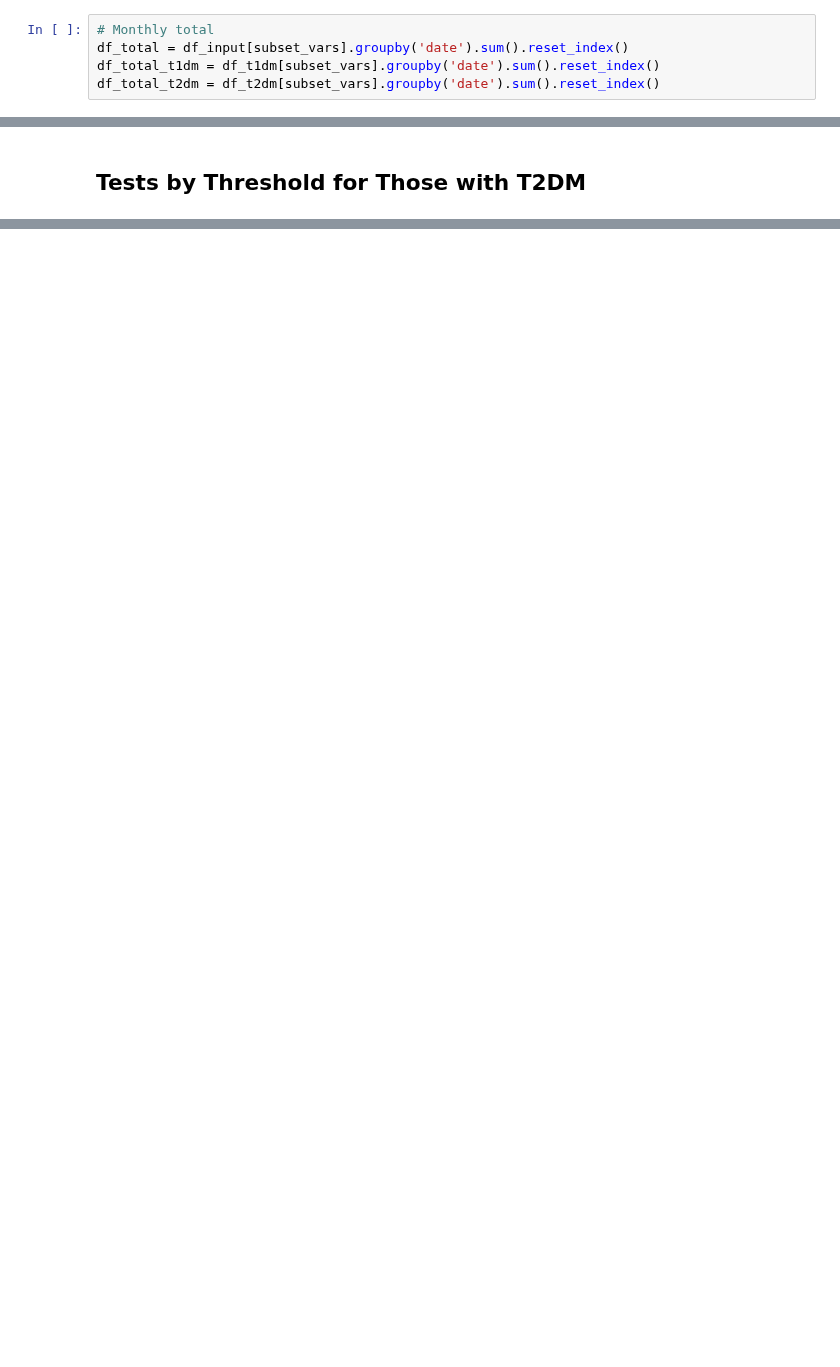
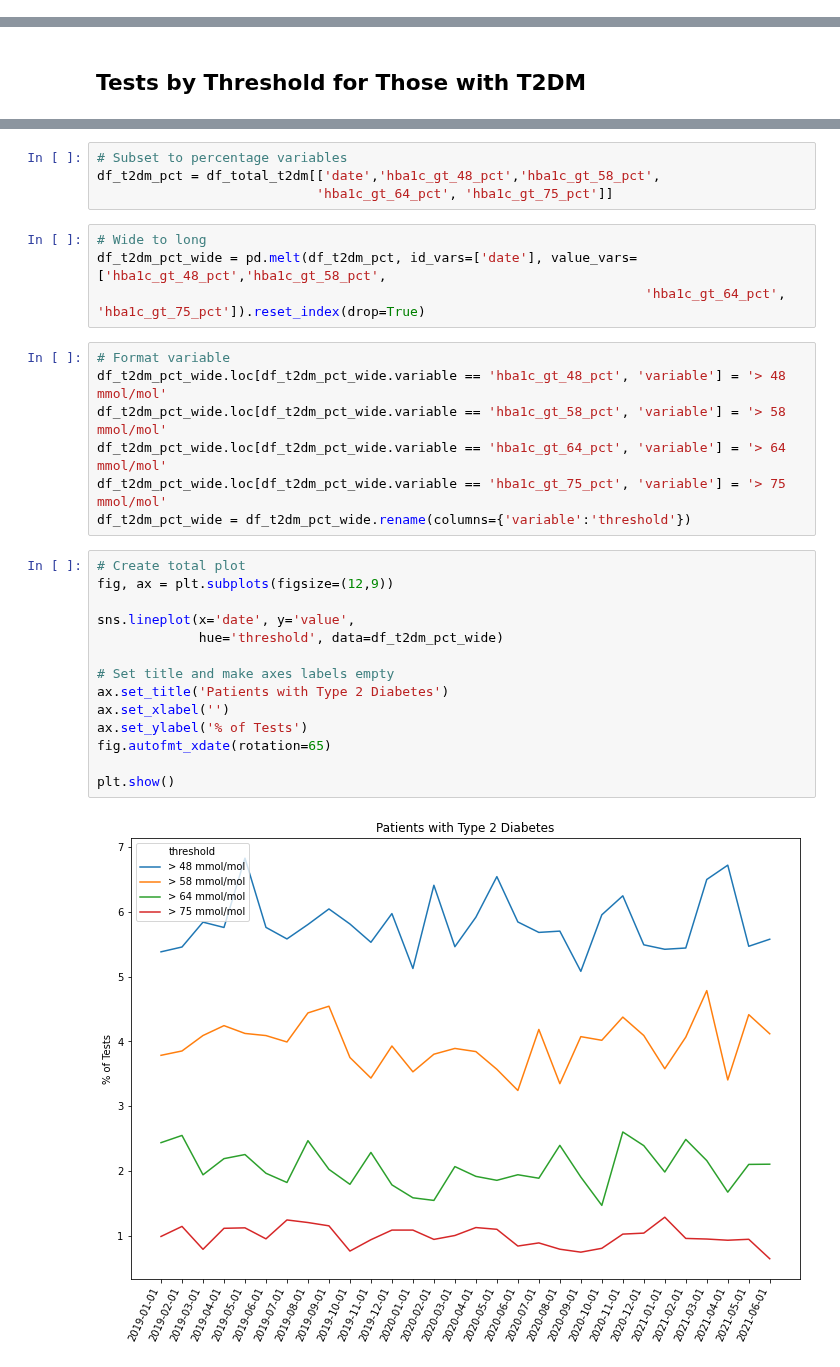
Before and after one commit to opensafely/HbA1c-levels, a Jupyter notebook: notebooks/charts.ipynb, the cells around one changed output, grey strips where cells are left out. Cells and saved outputs as stored; diff of their text form; blank space fills up the shorter version.

```diff
--- a/notebooks/charts.ipynb
+++ b/notebooks/charts.ipynb
@@ -50,5 +149,0 @@ subset_vars = ['date','hba1c_test',
-# %%
-# Monthly total
-df_total = df_input[subset_vars].groupby('date').sum().reset_index()
-df_total_t1dm = df_t1dm[subset_vars].groupby('date').sum().reset_index()
-df_total_t2dm = df_t2dm[subset_vars].groupby('date').sum().reset_index()
@@ -180,0 +214,31 @@ create_plotgrid('hba1c_gt_75',df_age_t2dm, df_sex_t2dm, df_eth_t2dm,
+# %%
+# Subset to percentage variables
+df_t2dm_pct = df_total_t2dm[['date','hba1c_gt_48_pct','hba1c_gt_58_pct',
+                            'hba1c_gt_64_pct', 'hba1c_gt_75_pct']]
+# %%
+# Wide to long
+df_t2dm_pct_wide = pd.melt(df_t2dm_pct, id_vars=['date'], value_vars=['hba1c_gt_48_pct','hba1c_gt_58_pct',
+                                                                      'hba1c_gt_64_pct', 'hba1c_gt_75_pct']).reset_index(drop=True)
+# %%
+# Format variable
+df_t2dm_pct_wide.loc[df_t2dm_pct_wide.variable == 'hba1c_gt_48_pct', 'variable'] = '> 48 mmol/mol'
+df_t2dm_pct_wide.loc[df_t2dm_pct_wide.variable == 'hba1c_gt_58_pct', 'variable'] = '> 58 mmol/mol'
+df_t2dm_pct_wide.loc[df_t2dm_pct_wide.variable == 'hba1c_gt_64_pct', 'variable'] = '> 64 mmol/mol'
+df_t2dm_pct_wide.loc[df_t2dm_pct_wide.variable == 'hba1c_gt_75_pct', 'variable'] = '> 75 mmol/mol'
+df_t2dm_pct_wide = df_t2dm_pct_wide.rename(columns={'variable':'threshold'})
+# %%
+# Create total plot
+fig, ax = plt.subplots(figsize=(12,9))
+
+sns.lineplot(x='date', y='value',
+             hue='threshold', data=df_t2dm_pct_wide)
+
+# Set title and make axes labels empty
+ax.set_title('Patients with Type 2 Diabetes')
+ax.set_xlabel('')
+ax.set_ylabel('% of Tests')
+fig.autofmt_xdate(rotation=65)
+
+plt.show()
+# %% [output]
+[figure, added]
```
Also changed, not shown: parts of 42 cells of this notebook, 1 other file.
